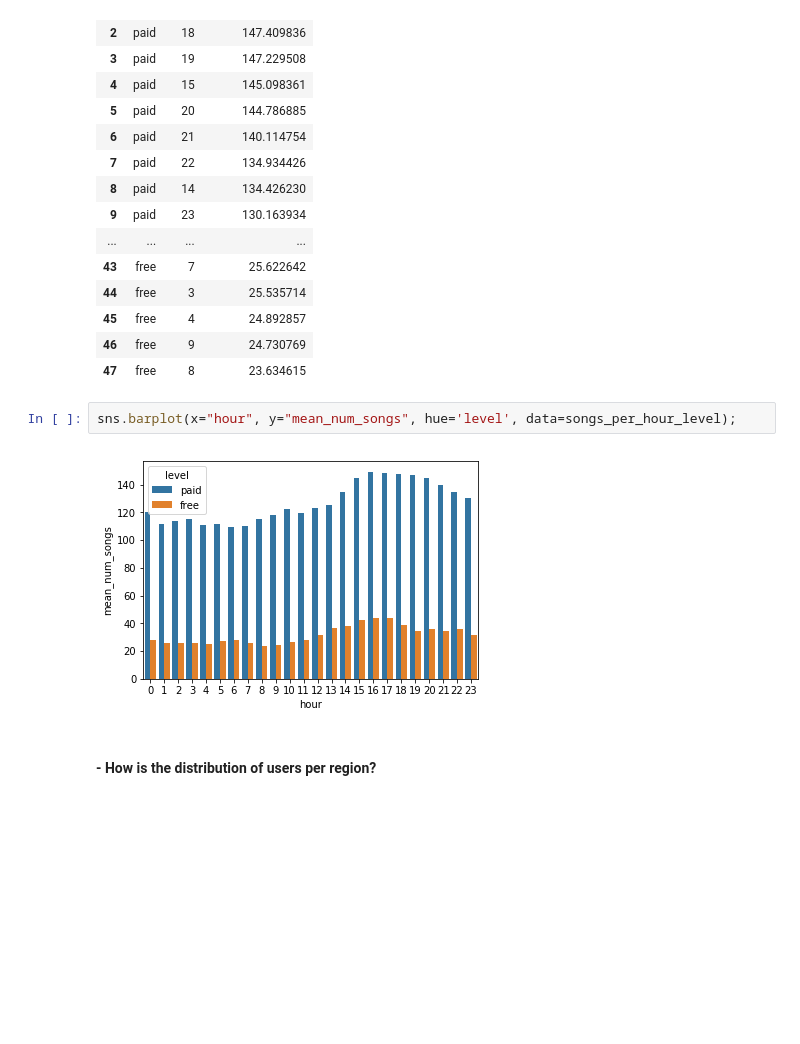
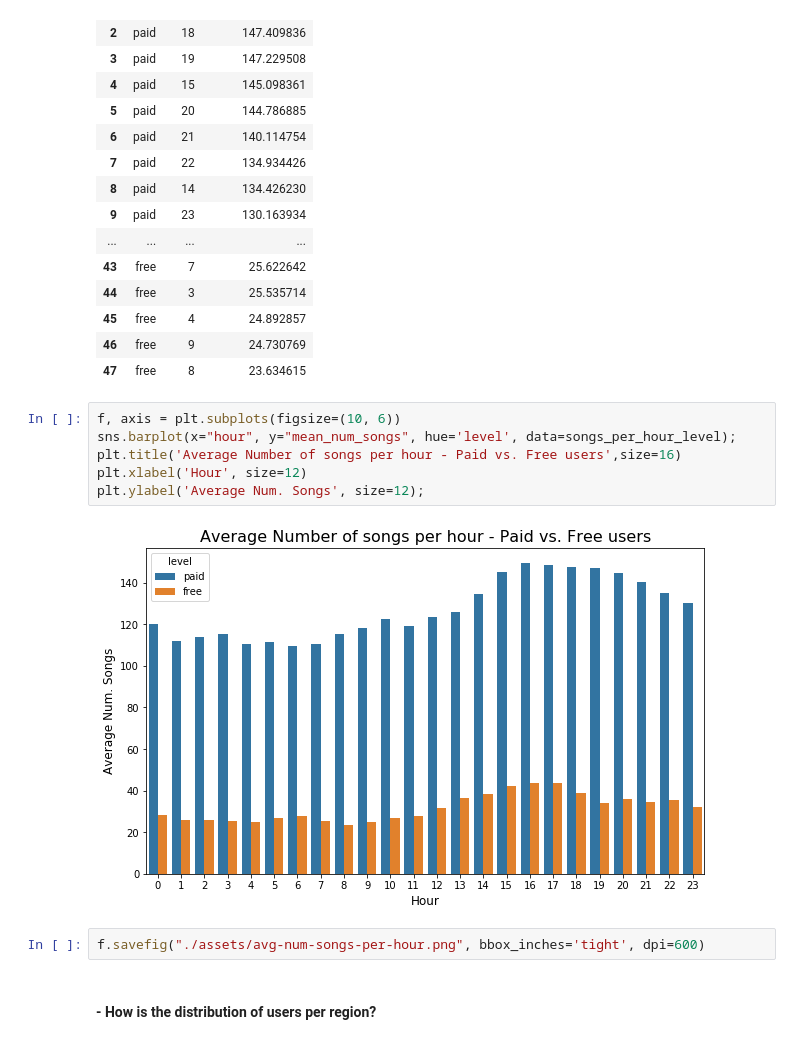
Before and after one commit to tarcisobraz/sparkify-churn-prediction, a Jupyter notebook: Sparkify.ipynb, the cells around one changed output. Drawn from its saved outputs; the diff is of its cells as text; blank space fills up the shorter version.

```diff
--- a/Sparkify.ipynb
+++ b/Sparkify.ipynb
@@ -212,10 +261,16 @@ songs_per_hour_level
 | 45 | free | 4 | 24.892857 |
 | 46 | free | 9 | 24.730769 |
 | 47 | free | 8 | 23.634615 |
-# %%
-sns.barplot(x="hour", y="mean_num_songs", hue='level', data=songs_per_hour_level);
-# %% [output]
-[figure, removed]
+# %%
+f, axis = plt.subplots(figsize=(10, 6))
+sns.barplot(x="hour", y="mean_num_songs", hue='level', data=songs_per_hour_level);
+plt.title('Average Number of songs per hour - Paid vs. Free users',size=16)
+plt.xlabel('Hour', size=12)
+plt.ylabel('Average Num. Songs', size=12);
+# %% [output]
+[figure, added]
+# %%
+f.savefig("./assets/avg-num-songs-per-hour.png", bbox_inches='tight', dpi=600)
 # %% [markdown]
 #### - How is the distribution of users per region?
 # %%
```
Also changed, not shown: parts of 16 cells of this notebook.
